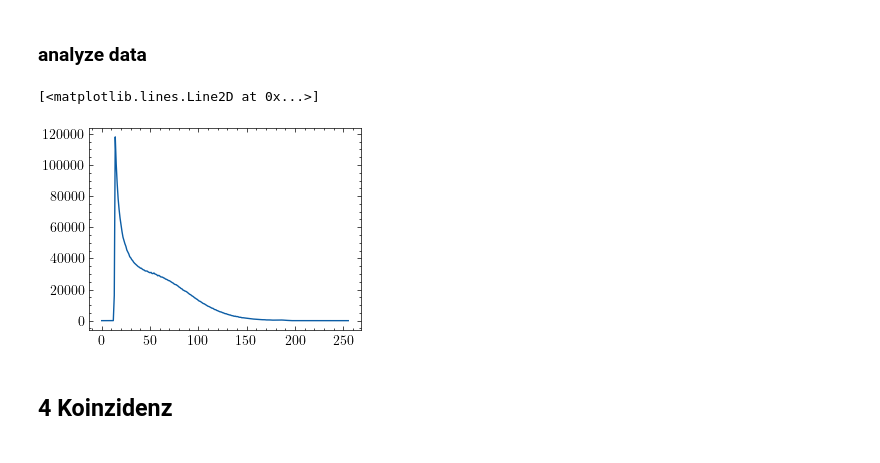
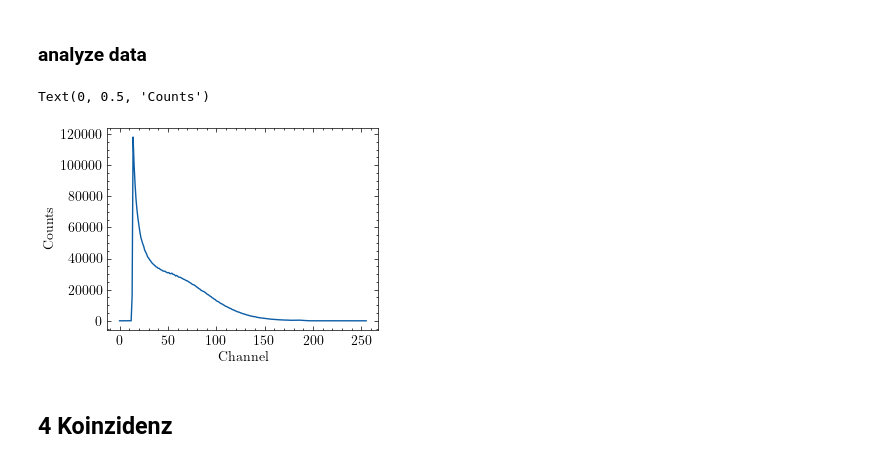
Before and after one commit to emhl/FP1, a Jupyter notebook: Compton.ipynb, the cells around one changed output. Saved outputs shown, nothing was run; the diff lists cells and outputs as text; code cells hidden in the pictures.

```diff
--- a/Compton.ipynb
+++ b/Compton.ipynb
@@ -121,14 +128,17 @@ plt.legend(bbox_to_anchor=(1.05, 1), loc='upper left', borderaxespad=0., ncol=2)
 # %% [markdown]
 ### import data
 # %%
-rueckstoss_data = pd.read_csv('Compton/data_alt/Rückstosselektronen_Punkt3/Spektrum_Rückstosselektronen.txt', sep='\t', header=None, names=['t', 'c'])
+rueckstoss_data = pd.read_csv('Compton/data_alt/Rückstosselektronen_Punkt3/Spektrum_Rückstosselektronen.txt', sep='\t', header=None, names=['channel', 'counts'])
 # %% [markdown]
 ### analyze data
 # %%
-plt.plot(rueckstoss_data['t'], rueckstoss_data['c'], label='Rückstosselektronen')
+plt.plot(rueckstoss_data['channel'], rueckstoss_data['counts'], label='Rückstosselektronen')
+
+plt.xlabel('Channel')
+plt.ylabel('Counts')
 # %% [output]
-[<matplotlib.lines.Line2D at 0x...>]
+Text(0, 0.5, 'Counts')
-[figure, old version]
+[figure, new version]
 # %% [markdown]
 ## 4 Koinzidenz
 # %% [markdown]
```
Also changed, not shown: parts of 6 cells of this notebook.
